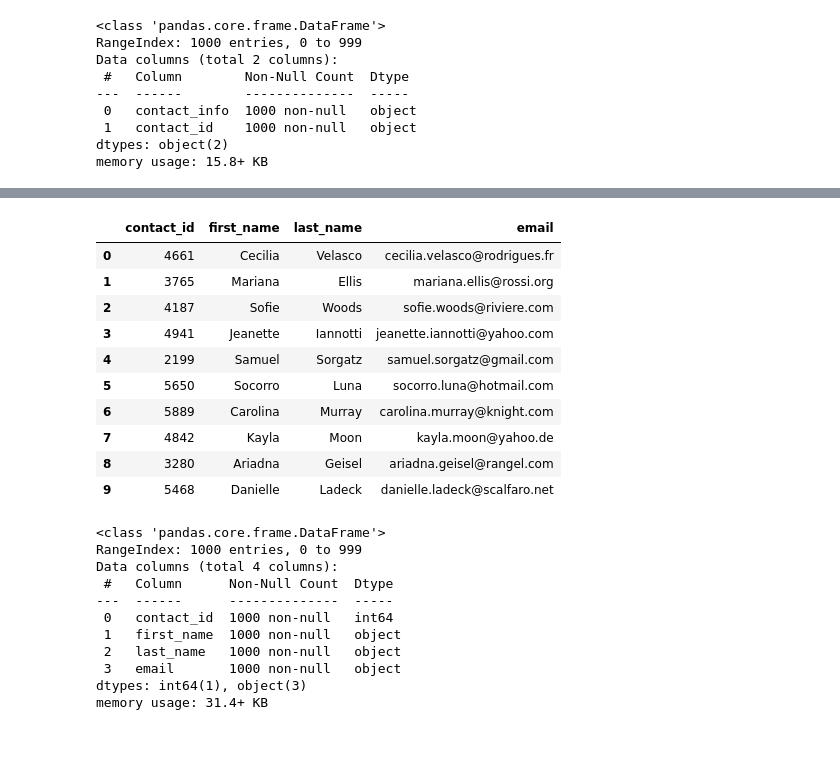
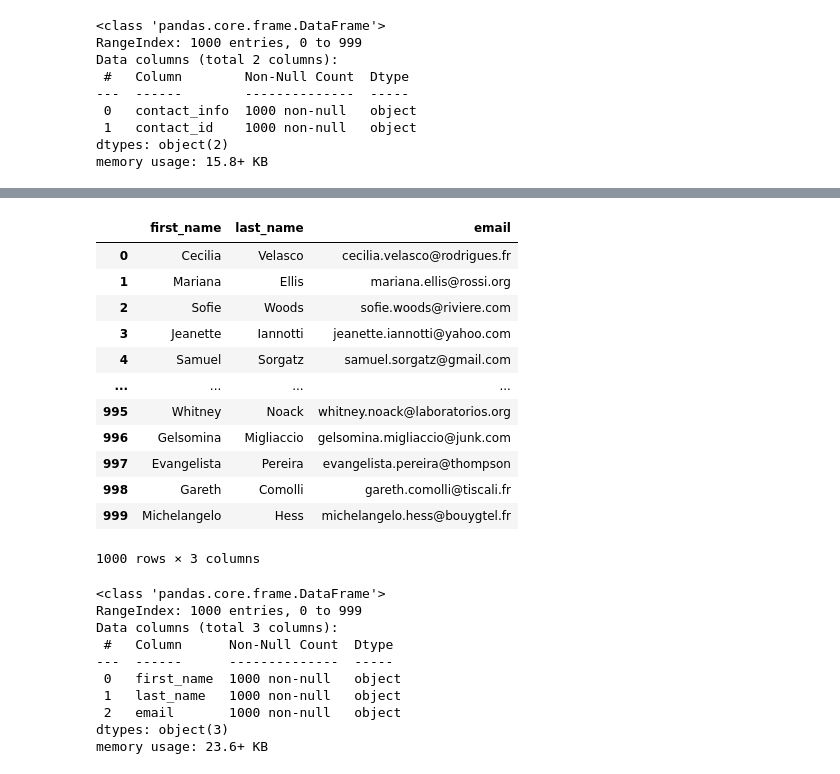
Before and after one commit to joey52chopin/Crowdfunding_ETL, a Jupyter notebook: Starter_Files/ETL_Mini_Project_JZheng.ipynb, the cells around one changed output, grey strips where cells are left out. Cells and saved outputs as stored; diff of their text form; code cells hidden in the pictures; blank space fills up the shorter version.

```diff
--- a/Starter_Files/ETL_Mini_Project_JZheng.ipynb
+++ b/Starter_Files/ETL_Mini_Project_JZheng.ipynb
@@ -428,5 +459,7 @@ memory usage: 15.8+ KB
 # %%
 # Extract the email from the contacts and add the values to a new column.
+contact_info_df_copy['email'] = contact_info_df_copy['contact_info'].str.extract(r'([\w]+.\w+@[\w.]+)')
+contact_info_df_copy
 # %% [output]
 |  | contact_info | contact_id | name | email |
 | 0 | {"contact_id": 4661, "name": "Cec... | 4661 | Cecilia Velasco | cecilia.velasco@rodrigues.fr |
@@ -442,5 +477,7 @@ memory usage: 15.8+ KB
 # %%
 # Create a copy of the contact_info_df with the 'contact_id', 'name', 'email' columns.
+contacts_df = contact_info_df_copy[['contact_id', 'name', 'email']].copy()
+contacts_df
 # %% [output]
 |  | contact_id | name | email |
 | 0 | 4661 | Cecilia Velasco | cecilia.velasco@rodrigues.fr |
@@ -456,6 +495,7 @@ memory usage: 15.8+ KB
 # %%
 # Create a "first"name" and "last_name" column with the first and last names from the "name" column.
-
-
-# Drop the contact_name column
+# Split the "name" column into "first_name" and "last_name"
+contacts_df["first_name"]=contacts_df["name"].apply(lambda x:x.split(" ")[0])
+contacts_df["last_name"]=contacts_df["name"].apply(lambda x:x.split(" ")[1])
+contacts_df
 # %% [output]
@@ -472,0 +515,5 @@ memory usage: 15.8+ KB
+# %%
+# Drop the contact_name column
+#contacts_df.drop(columns=['contact_id'], inplace=True)
+contacts_df.drop(["contact_id"],axis=1,inplace=True)
+contacts_df
@@ -473,30 +534,34 @@ memory usage: 15.8+ KB
 # %%
 # Reorder the columns
+contacts_df = contacts_df[['first_name', 'last_name', 'email']]
+contacts_df
 # %% [output]
-|  | contact_id | first_name | last_name | email |
-| 0 | 4661 | Cecilia | Velasco | cecilia.velasco@rodrigues.fr |
-| 1 | 3765 | Mariana | Ellis | mariana.ellis@rossi.org |
-| 2 | 4187 | Sofie | Woods | sofie.woods@riviere.com |
-| 3 | 4941 | Jeanette | Iannotti | jeanette.iannotti@yahoo.com |
-| 4 | 2199 | Samuel | Sorgatz | samuel.sorgatz@gmail.com |
-| 5 | 5650 | Socorro | Luna | socorro.luna@hotmail.com |
-| 6 | 5889 | Carolina | Murray | carolina.murray@knight.com |
-| 7 | 4842 | Kayla | Moon | kayla.moon@yahoo.de |
-| 8 | 3280 | Ariadna | Geisel | ariadna.geisel@rangel.com |
-| 9 | 5468 | Danielle | Ladeck | danielle.ladeck@scalfaro.net |
+|  | first_name | last_name | email |
+| 0 | Cecilia | Velasco | cecilia.velasco@rodrigues.fr |
+| 1 | Mariana | Ellis | mariana.ellis@rossi.org |
+| 2 | Sofie | Woods | sofie.woods@riviere.com |
+| 3 | Jeanette | Iannotti | jeanette.iannotti@yahoo.com |
+| 4 | Samuel | Sorgatz | samuel.sorgatz@gmail.com |
+| ... | ... | ... | ... |
+| 995 | Whitney | Noack | whitney.noack@laboratorios.org |
+| 996 | Gelsomina | Migliaccio | gelsomina.migliaccio@junk.com |
+| 997 | Evangelista | Pereira | evangelista.pereira@thompson |
+| 998 | Gareth | Comolli | gareth.comolli@tiscali.fr |
+| 999 | Michelangelo | Hess | michelangelo.hess@bouygtel.fr |
+1000 rows × 3 columns
 # %%
 # Check the datatypes one more time before exporting as CSV file.
+contacts_df.info()
 # %% [output]
 <class 'pandas.core.frame.DataFrame'>
 RangeIndex: 1000 entries, 0 to 999
-Data columns (total 4 columns):
+Data columns (total 3 columns):
  #   Column      Non-Null Count  Dtype
 ---  ------      --------------  -----
- 0   contact_id  1000 non-null   int64
- 1   first_name  1000 non-null   object
- 2   last_name   1000 non-null   object
- 3   email       1000 non-null   object
-dtypes: int64(1), object(3)
-memory usage: 31.4+ KB
+ 0   first_name  1000 non-null   object
+ 1   last_name   1000 non-null   object
+ 2   email       1000 non-null   object
+dtypes: object(3)
+memory usage: 23.6+ KB
 # %%
 # Export the DataFrame as a CSV file.
```
Also changed, not shown: parts of 30 cells of this notebook, 5 other files.
